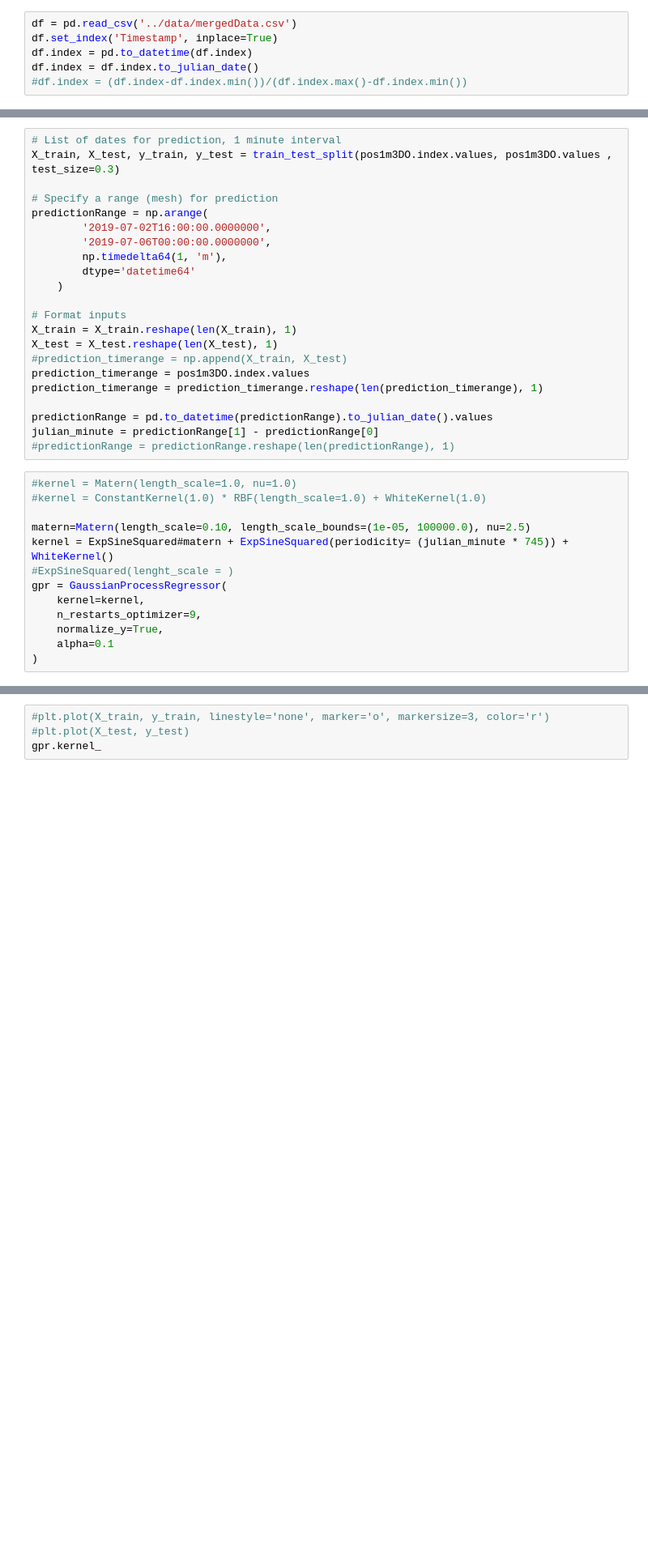
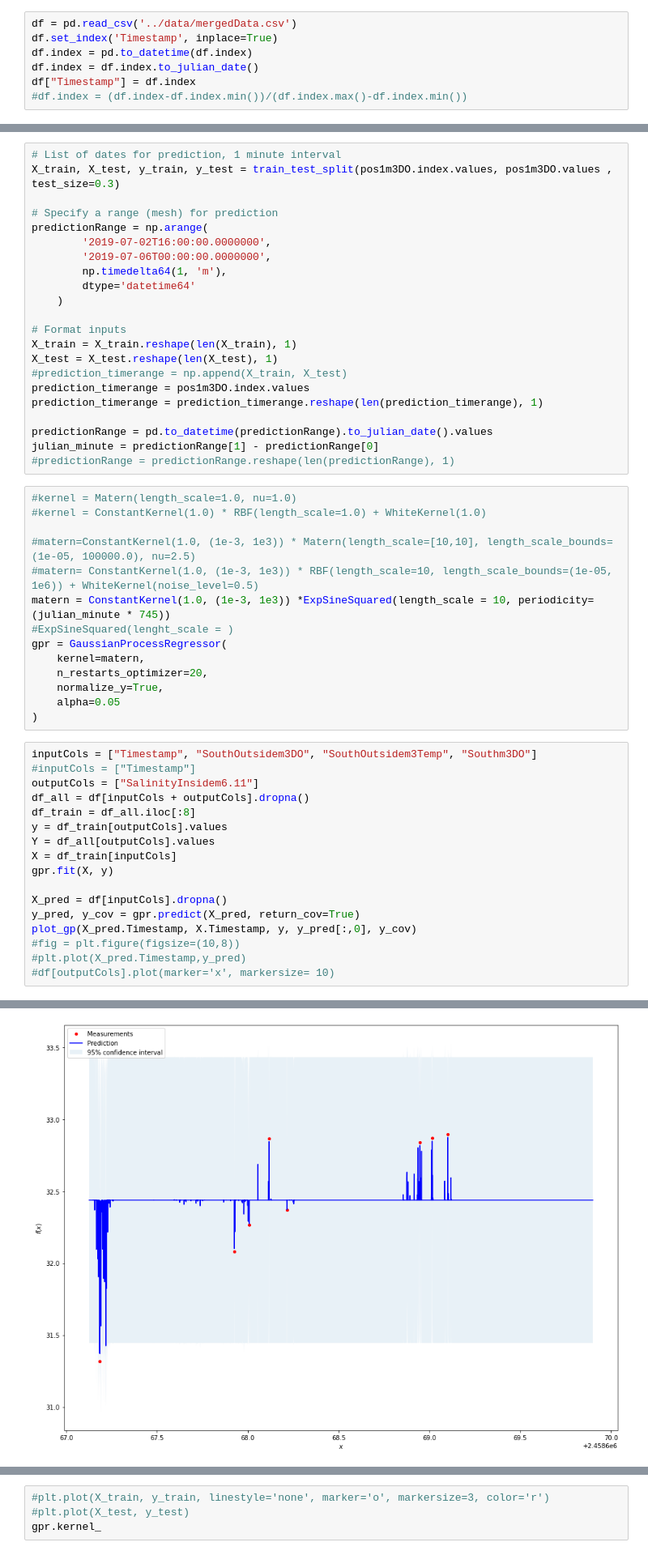
Before and after one commit to larsmmo/Master, a Jupyter notebook: visualization/GPviz.ipynb, the cells around one changed output, grey strips where cells are left out. Shown at 81% size. Saved outputs shown, nothing was run; the diff lists cells and outputs as text; blank space fills up the shorter version.

```diff
--- a/visualization/GPviz.ipynb
+++ b/visualization/GPviz.ipynb
@@ -144,6 +141,7 @@ df = pd.read_csv('../data/mergedData.csv')
 df.set_index('Timestamp', inplace=True)
 df.index = pd.to_datetime(df.index)
 df.index = df.index.to_julian_date()
+df["Timestamp"] = df.index
 #df.index = (df.index-df.index.min())/(df.index.max()-df.index.min())
 # %%
 pos1m3DO = df.loc[:,'Pos1m3DO'].dropna().iloc[:1500]
@@ -173,12 +171,31 @@ julian_minute = predictionRange[1] - predictionRange[0]
 #kernel = Matern(length_scale=1.0, nu=1.0)
 #kernel = ConstantKernel(1.0) * RBF(length_scale=1.0) + WhiteKernel(1.0)
 
-matern=Matern(length_scale=0.10, length_scale_bounds=(1e-05, 100000.0), nu=2.5)
-kernel = ExpSineSquared#matern + ExpSineSquared(periodicity= (julian_minute * 745)) + WhiteKernel()
+#matern=ConstantKernel(1.0, (1e-3, 1e3)) * Matern(length_scale=[10,10], length_scale_bounds=(1e-05, 100000.0), nu=2.5)
+#matern= ConstantKernel(1.0, (1e-3, 1e3)) * RBF(length_scale=10, length_scale_bounds=(1e-05, 1e6)) + WhiteKernel(noise_level=0.5)
+matern = ConstantKernel(1.0, (1e-3, 1e3)) *ExpSineSquared(length_scale = 10, periodicity= (julian_minute * 745))
 #ExpSineSquared(lenght_scale = )
 gpr = GaussianProcessRegressor(
-    kernel=kernel,
-    n_restarts_optimizer=9,
+    kernel=matern,
+    n_restarts_optimizer=20,
     normalize_y=True,
-    alpha=0.1
+    alpha=0.05
 )
+# %%
+inputCols = ["Timestamp", "SouthOutsidem3DO", "SouthOutsidem3Temp", "Southm3DO"]
+#inputCols = ["Timestamp"]
+outputCols = ["SalinityInsidem6.11"]
+df_all = df[inputCols + outputCols].dropna()
+df_train = df_all.iloc[:8]
+y = df_train[outputCols].values
+Y = df_all[outputCols].values
+X = df_train[inputCols]
+gpr.fit(X, y)
+
+X_pred = df[inputCols].dropna()
+y_pred, y_cov = gpr.predict(X_pred, return_cov=True)
+plot_gp(X_pred.Timestamp, X.Timestamp, y, y_pred[:,0], y_cov)
+#fig = plt.figure(figsize=(10,8))
+#plt.plot(X_pred.Timestamp,y_pred)
+#df[outputCols].plot(marker='x', markersize= 10)
+# %% [output]
@@ -184,0 +203 @@ gpr = GaussianProcessRegressor(
+[figure, added]
```
Also changed, not shown: parts of 22 cells of this notebook, 20 other files.
